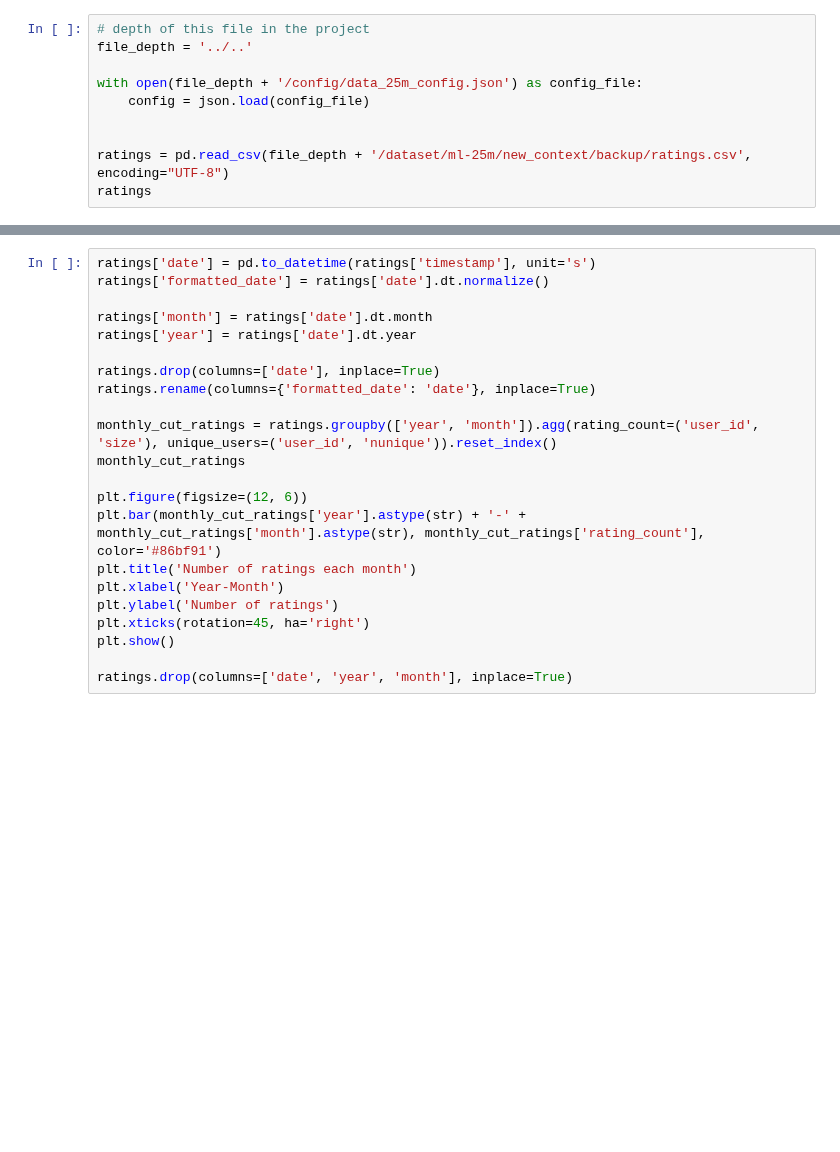
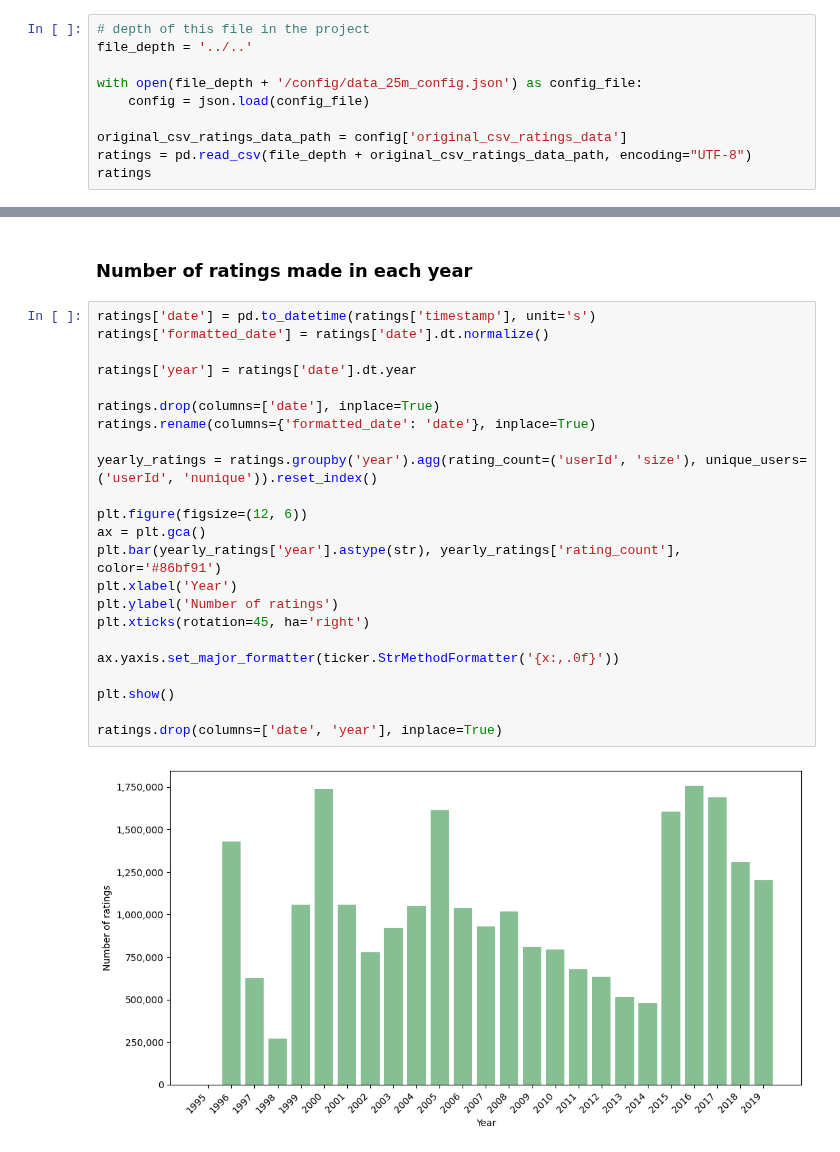
Before and after one commit to FIIT-MSc-projects/2023-Baran-Tomik-Deep-neural-network-context-aware-movie-recommendation, a Jupyter notebook: 25m/01_data_preprocessing_(added_imdb_context)/00_EDA.ipynb, the cells around one changed output, grey strips where cells are left out. Cells and saved outputs as stored; diff of their text form; blank space fills up the shorter version.

```diff
--- a/25m/01_data_preprocessing_(added_imdb_context)/00_EDA.ipynb
+++ b/25m/01_data_preprocessing_(added_imdb_context)/00_EDA.ipynb
@@ -9,7 +11,7 @@ file_depth = '../..'
 with open(file_depth + '/config/data_25m_config.json') as config_file:
     config = json.load(config_file)
 
-
-ratings = pd.read_csv(file_depth + '/dataset/ml-25m/new_context/backup/ratings.csv', encoding="UTF-8")
+original_csv_ratings_data_path = config['original_csv_ratings_data']
+ratings = pd.read_csv(file_depth + original_csv_ratings_data_path, encoding="UTF-8")
 ratings
 # %% [output]
@@ -17,22 +31,27 @@ ParserError: Error tokenizing data. C error: Calling read(nbytes) on source fail
+# %% [markdown]
+### Number of ratings made in each year
 # %%
 ratings['date'] = pd.to_datetime(ratings['timestamp'], unit='s')
 ratings['formatted_date'] = ratings['date'].dt.normalize()
 
-ratings['month'] = ratings['date'].dt.month
 ratings['year'] = ratings['date'].dt.year
 
 ratings.drop(columns=['date'], inplace=True)
 ratings.rename(columns={'formatted_date': 'date'}, inplace=True)
 
-monthly_cut_ratings = ratings.groupby(['year', 'month']).agg(rating_count=('user_id', 'size'), unique_users=('user_id', 'nunique')).reset_index()
-monthly_cut_ratings
+yearly_ratings = ratings.groupby('year').agg(rating_count=('userId', 'size'), unique_users=('userId', 'nunique')).reset_index()
 
 plt.figure(figsize=(12, 6))
-plt.bar(monthly_cut_ratings['year'].astype(str) + '-' + monthly_cut_ratings['month'].astype(str), monthly_cut_ratings['rating_count'], color='#86bf91')
-plt.title('Number of ratings each month')
-plt.xlabel('Year-Month')
+ax = plt.gca()
+plt.bar(yearly_ratings['year'].astype(str), yearly_ratings['rating_count'], color='#86bf91')
+plt.xlabel('Year')
 plt.ylabel('Number of ratings')
 plt.xticks(rotation=45, ha='right')
+
+ax.yaxis.set_major_formatter(ticker.StrMethodFormatter('{x:,.0f}'))
+
 plt.show()
 
-ratings.drop(columns=['date', 'year', 'month'], inplace=True)
+ratings.drop(columns=['date', 'year'], inplace=True)
+# %% [output]
+[figure, added]
```
Also changed, not shown: parts of 7 cells of this notebook, 1 other file.
